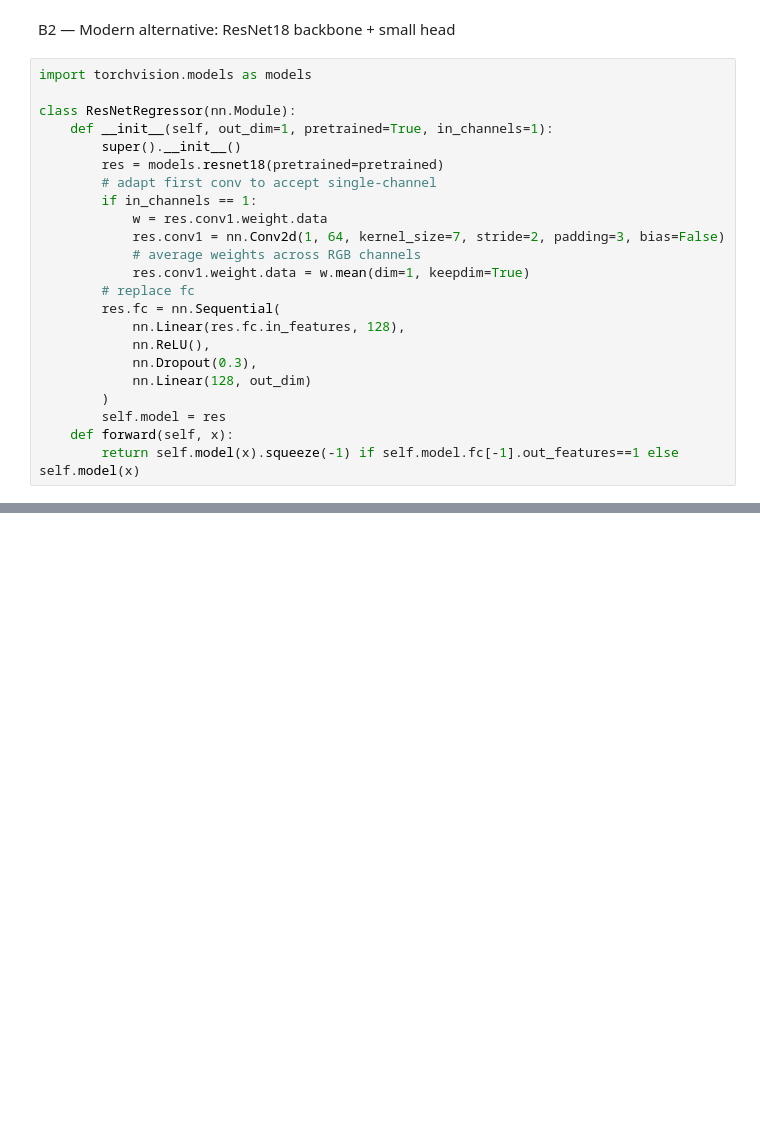
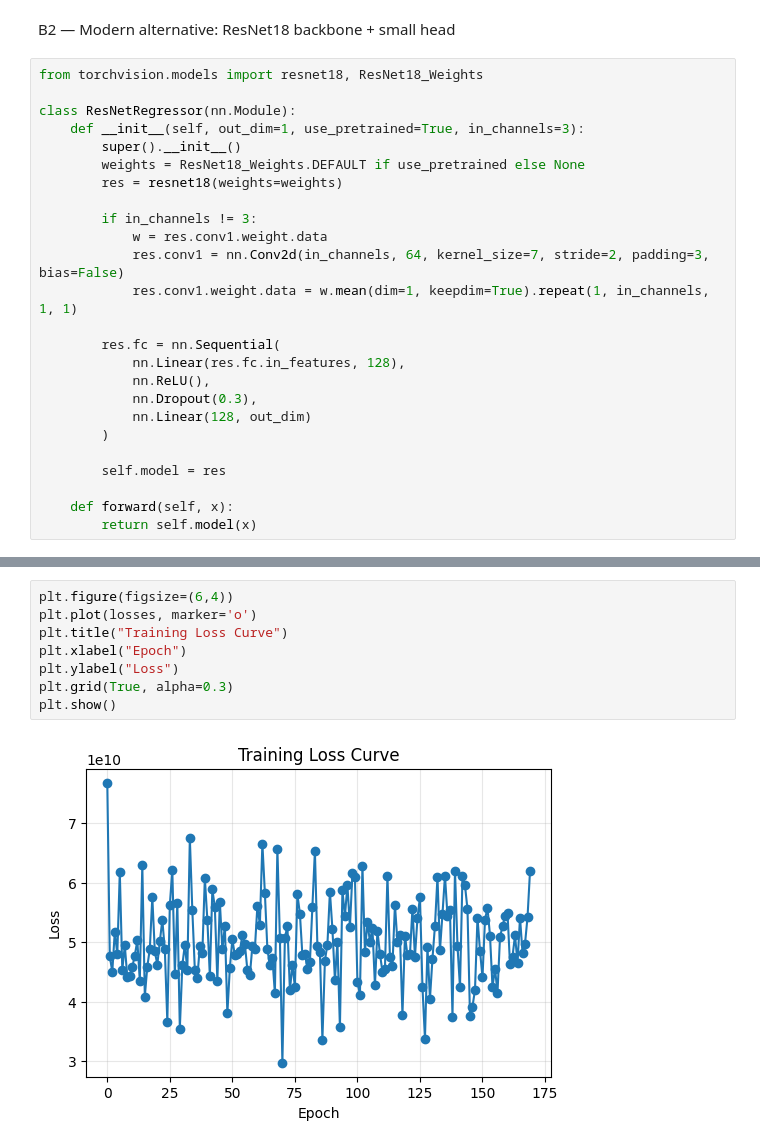
Before and after one commit to S3b4sc/mumax3-LTEM-MFM, a Jupyter notebook: python_scripts/exploring_model.ipynb, the cells around one changed output, grey strips where cells are left out. Saved outputs shown, nothing was run; the diff lists cells and outputs as text; blank space fills up the shorter version.

```diff
--- a/python_scripts/exploring_model.ipynb
+++ b/python_scripts/exploring_model.ipynb
@@ -340,25 +581,27 @@ class PaperCNN(nn.Module):
 # %% [markdown]
 B2 — Modern alternative: ResNet18 backbone + small head
 # %%
-import torchvision.models as models
+from torchvision.models import resnet18, ResNet18_Weights
 
 class ResNetRegressor(nn.Module):
-    def __init__(self, out_dim=1, pretrained=True, in_channels=1):
+    def __init__(self, out_dim=1, use_pretrained=True, in_channels=3):
         super().__init__()
-        res = models.resnet18(pretrained=pretrained)
-        # adapt first conv to accept single-channel
-        if in_channels == 1:
+        weights = ResNet18_Weights.DEFAULT if use_pretrained else None
+        res = resnet18(weights=weights)
+
+        if in_channels != 3:
             w = res.conv1.weight.data
-            res.conv1 = nn.Conv2d(1, 64, kernel_size=7, stride=2, padding=3, bias=False)
-            # average weights across RGB channels
-            res.conv1.weight.data = w.mean(dim=1, keepdim=True)
-        # replace fc
+            res.conv1 = nn.Conv2d(in_channels, 64, kernel_size=7, stride=2, padding=3, bias=False)
+            res.conv1.weight.data = w.mean(dim=1, keepdim=True).repeat(1, in_channels, 1, 1)
+
         res.fc = nn.Sequential(
             nn.Linear(res.fc.in_features, 128),
             nn.ReLU(),
             nn.Dropout(0.3),
             nn.Linear(128, out_dim)
         )
+
         self.model = res
+
     def forward(self, x):
-        return self.model(x).squeeze(-1) if self.model.fc[-1].out_features==1 else self.model(x)
+        return self.model(x)
@@ -364,0 +676,10 @@ class ResNetRegressor(nn.Module):
+# %%
+plt.figure(figsize=(6,4))
+plt.plot(losses, marker='o')
+plt.title("Training Loss Curve")
+plt.xlabel("Epoch")
+plt.ylabel("Loss")
+plt.grid(True, alpha=0.3)
+plt.show()
+# %% [output]
+[figure, added]
```
Also changed, not shown: parts of 17 cells of this notebook, 2 other files.
